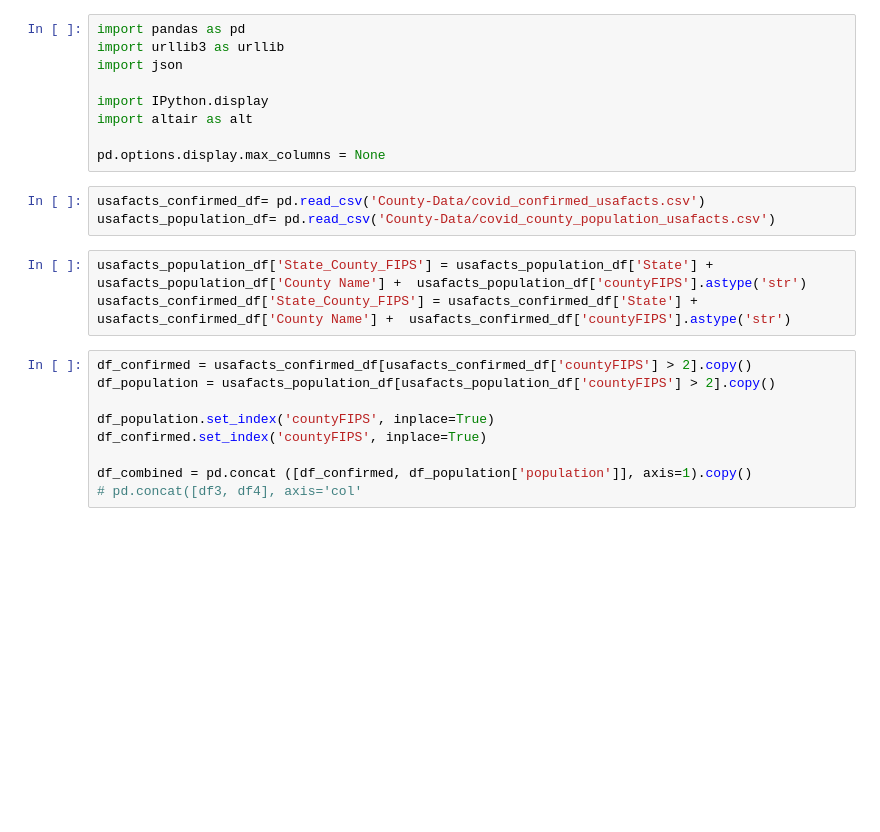
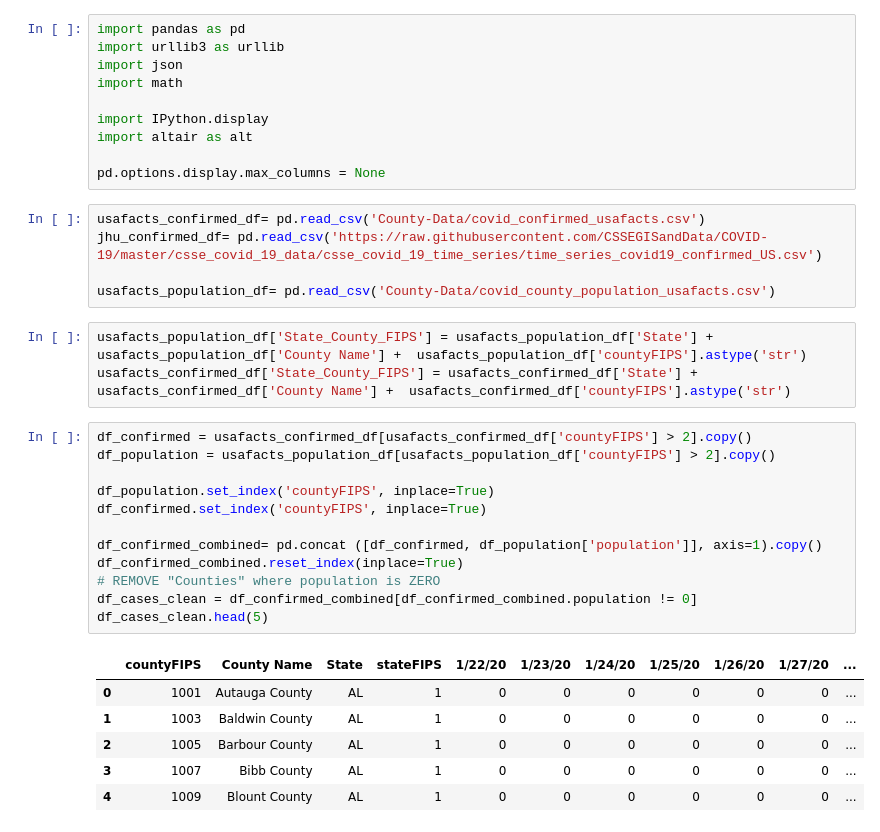
Before and after one commit to JaviThomas/Covid-County-LTC-Analysis, a Jupyter notebook: County-Analysis/County_hotspots.ipynb, the cells around one changed output. Drawn from its saved outputs; the diff is of its cells as text; blank space fills up the shorter version.

```diff
--- a/County-Analysis/County_hotspots.ipynb
+++ b/County-Analysis/County_hotspots.ipynb
@@ -2,6 +14,7 @@
 import pandas as pd
 import urllib3 as urllib
 import json
+import math
 
 import IPython.display
 import altair as alt
@@ -9,6 +22,8 @@ import altair as alt
 pd.options.display.max_columns = None
 # %%
 usafacts_confirmed_df= pd.read_csv('County-Data/covid_confirmed_usafacts.csv')
+jhu_confirmed_df= pd.read_csv('https://raw.githubusercontent.com/CSSEGISandData/COVID-19/master/csse_covid_19_data/csse_covid_19_time_series/time_series_covid19_confirmed_US.csv')
+
 usafacts_population_df= pd.read_csv('County-Data/covid_county_population_usafacts.csv')
 # %%
 usafacts_population_df['State_County_FIPS'] = usafacts_population_df['State'] +  usafacts_population_df['County Name'] +  usafacts_population_df['countyFIPS'].astype('str')
@@ -16,9 +31,19 @@ usafacts_confirmed_df['State_County_FIPS'] = usafacts_confirmed_df['State'] +  u
 # %%
 df_confirmed = usafacts_confirmed_df[usafacts_confirmed_df['countyFIPS'] > 2].copy()
 df_population = usafacts_population_df[usafacts_population_df['countyFIPS'] > 2].copy()
 
 df_population.set_index('countyFIPS', inplace=True)
 df_confirmed.set_index('countyFIPS', inplace=True)
 
-df_combined = pd.concat ([df_confirmed, df_population['population']], axis=1).copy()
-# pd.concat([df3, df4], axis='col'
+df_confirmed_combined= pd.concat ([df_confirmed, df_population['population']], axis=1).copy()
+df_confirmed_combined.reset_index(inplace=True)
+# REMOVE "Counties" where population is ZERO
+df_cases_clean = df_confirmed_combined[df_confirmed_combined.population != 0]
+df_cases_clean.head(5)
+# %% [output]
+|  | countyFIPS | County Name | State | stateFIPS | 1/22/20 | 1/23/20 | 1/24/20 | 1/25/20 | 1/26/20 | 1/27/20 | ... |
+| 0 | 1001 | Autauga County | AL | 1 | 0 | 0 | 0 | 0 | 0 | 0 | ... |
+| 1 | 1003 | Baldwin County | AL | 1 | 0 | 0 | 0 | 0 | 0 | 0 | ... |
+| 2 | 1005 | Barbour County | AL | 1 | 0 | 0 | 0 | 0 | 0 | 0 | ... |
+| 3 | 1007 | Bibb County | AL | 1 | 0 | 0 | 0 | 0 | 0 | 0 | ... |
+| 4 | 1009 | Blount County | AL | 1 | 0 | 0 | 0 | 0 | 0 | 0 | ... |
```
Also changed, not shown: parts of 25 cells of this notebook, 2 other files.
